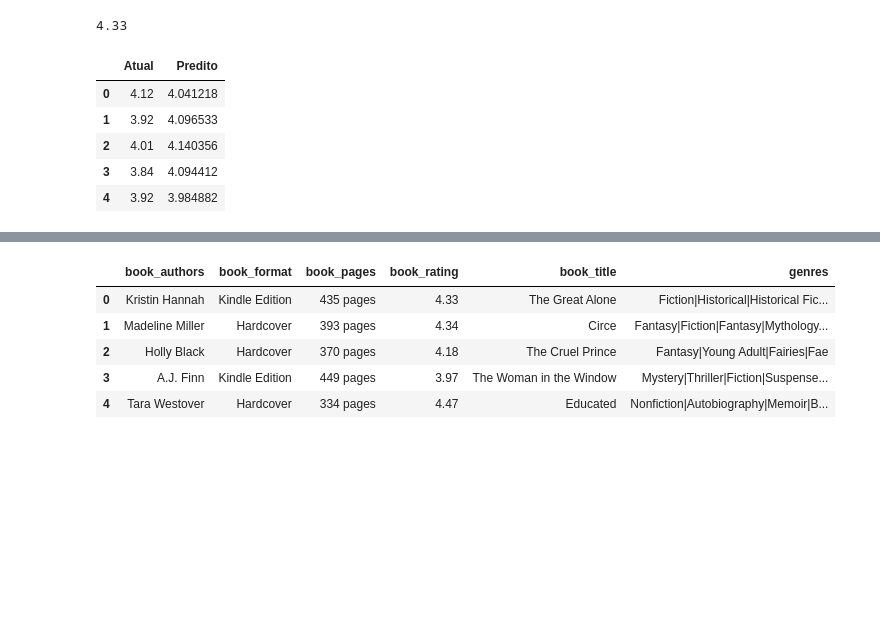
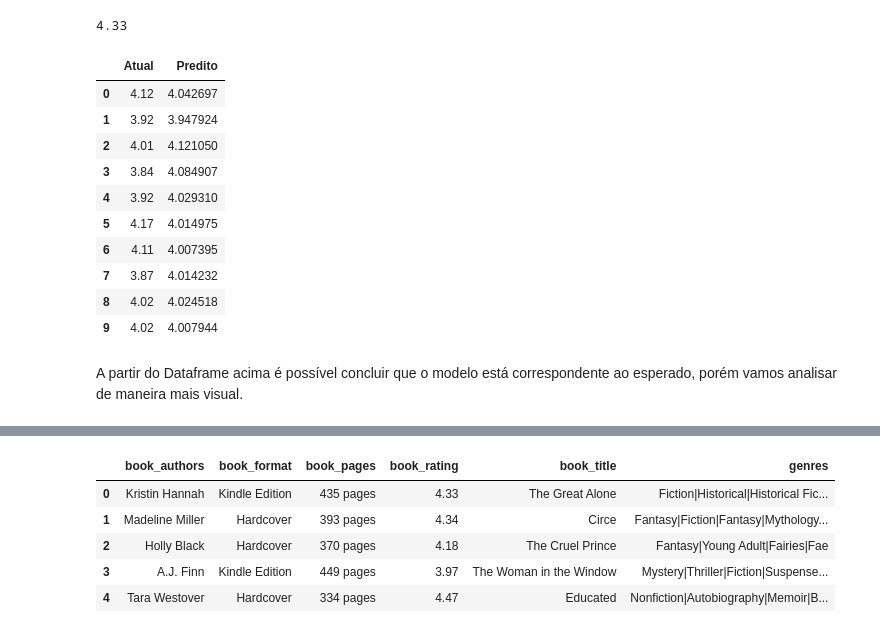
Before and after one commit to PedroHMenezes/PF_Book_rating, a Jupyter notebook: Books.ipynb, the cells around one changed output, grey strips where cells are left out. Cells and saved outputs as stored; diff of their text form; code cells hidden in the pictures; blank space fills up the shorter version.

```diff
--- a/Books.ipynb
+++ b/Books.ipynb
@@ -210,31 +162,43 @@ y[0]
 # %% [output]
 4.33
 # %%
+# Treinando o modelo para a regressão linear
 from sklearn.ensemble import RandomForestClassifier
 from sklearn.model_selection import train_test_split
 from sklearn.metrics import accuracy_score
 from sklearn import preprocessing,utils, metrics
 from sklearn.linear_model import LinearRegression
 
+# Separando a parte de teste e treino
 X_train, X_test, y_train, y_test = train_test_split(X, y, test_size=0.2, random_state=0)
 
+# Aplicando a regressão linear
 regressor = LinearRegression()
 regressor.fit(X_train, y_train)
 
+# Fazendo a predição dos valores
 y_pred = regressor.predict(X_test)
 
+# Para evitar que haja pontos em que o rating seja acima de 5 ou abaixo de 0
 for i in range(len(y_pred)):
     if y_pred[i]>5:
         y_pred[i]=5
     elif y_pred[i]<0:
         y_pred[i]=0
 
 df = pd.DataFrame({'Atual': y_test.flatten(), 'Predito': y_pred.flatten()})
-df.head()
+df.head(10)
 # %% [output]
 |  | Atual | Predito |
-| 0 | 4.12 | 4.041218 |
-| 1 | 3.92 | 4.096533 |
-| 2 | 4.01 | 4.140356 |
-| 3 | 3.84 | 4.094412 |
-| 4 | 3.92 | 3.984882 |
+| 0 | 4.12 | 4.042697 |
+| 1 | 3.92 | 3.947924 |
+| 2 | 4.01 | 4.121050 |
+| 3 | 3.84 | 4.084907 |
+| 4 | 3.92 | 4.029310 |
+| 5 | 4.17 | 4.014975 |
+| 6 | 4.11 | 4.007395 |
+| 7 | 3.87 | 4.014232 |
+| 8 | 4.02 | 4.024518 |
+| 9 | 4.02 | 4.007944 |
+# %% [markdown]
+A partir do Dataframe acima é possível concluir que o modelo está correspondente ao esperado, porém vamos analisar de maneira mais visual.
```
Also changed, not shown: parts of 23 cells of this notebook.
